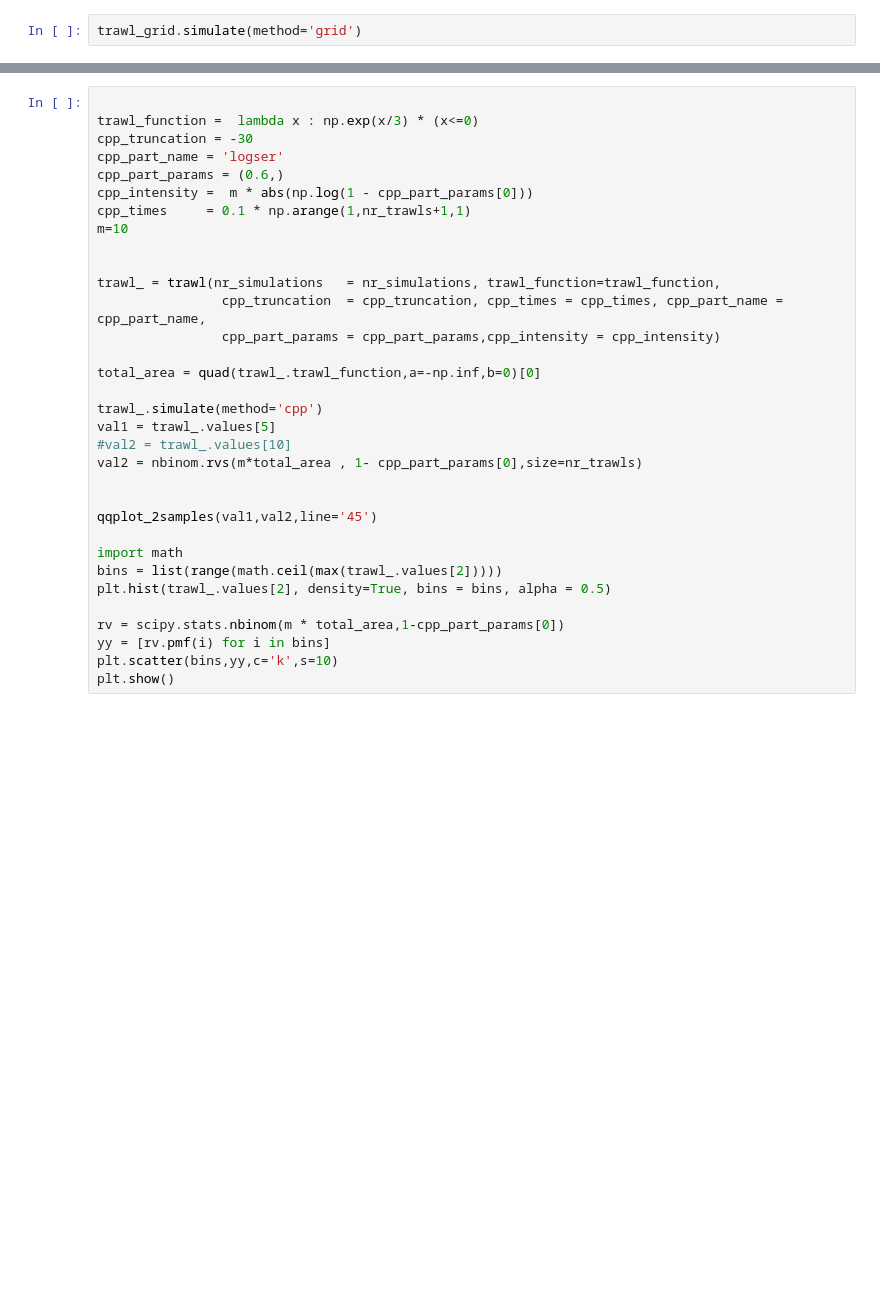
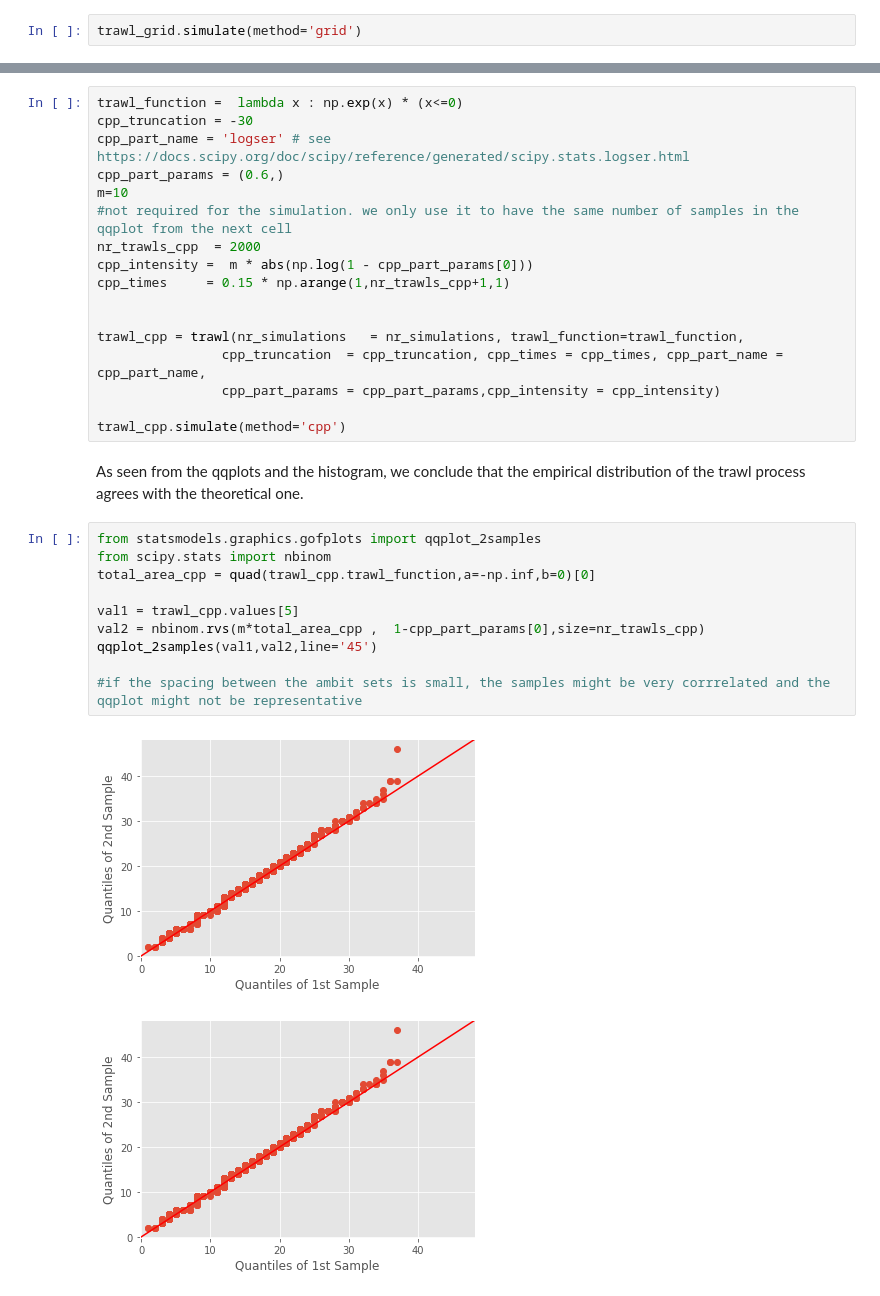
Before and after one commit to danleonte/Ambit_Stochastics, a Jupyter notebook: Trawl processes example usage.ipynb, the cells around one changed output, grey strips where cells are left out. Drawn from its saved outputs; the diff is of its cells as text; blank space fills up the shorter version.

```diff
--- a/Trawl processes example usage.ipynb
+++ b/Trawl processes example usage.ipynb
@@ -190,33 +231,32 @@ Text(0.5, 0.98, 'Gamma parameters')
 # %%
-
-trawl_function =  lambda x : np.exp(x/3) * (x<=0)
+trawl_function =  lambda x : np.exp(x) * (x<=0)
 cpp_truncation = -30
-cpp_part_name = 'logser'
+cpp_part_name = 'logser' # see https://docs.scipy.org/doc/scipy/reference/generated/scipy.stats.logser.html
 cpp_part_params = (0.6,)
+m=10
+#not required for the simulation. we only use it to have the same number of samples in the qqplot from the next cell
+nr_trawls_cpp  = 2000
 cpp_intensity =  m * abs(np.log(1 - cpp_part_params[0]))
-cpp_times     = 0.1 * np.arange(1,nr_trawls+1,1)
-m=10
+cpp_times     = 0.15 * np.arange(1,nr_trawls_cpp+1,1)
 
 
-trawl_ = trawl(nr_simulations   = nr_simulations, trawl_function=trawl_function,
+trawl_cpp = trawl(nr_simulations   = nr_simulations, trawl_function=trawl_function,
                 cpp_truncation  = cpp_truncation, cpp_times = cpp_times, cpp_part_name = cpp_part_name,
                 cpp_part_params = cpp_part_params,cpp_intensity = cpp_intensity)
 
-total_area = quad(trawl_.trawl_function,a=-np.inf,b=0)[0]
-
-trawl_.simulate(method='cpp')
-val1 = trawl_.values[5]
-#val2 = trawl_.values[10]
-val2 = nbinom.rvs(m*total_area , 1- cpp_part_params[0],size=nr_trawls)
-
-
-qqplot_2samples(val1,val2,line='45')
-
-import math
-bins = list(range(math.ceil(max(trawl_.values[2]))))
-plt.hist(trawl_.values[2], density=True, bins = bins, alpha = 0.5)
-
-rv = scipy.stats.nbinom(m * total_area,1-cpp_part_params[0])
-yy = [rv.pmf(i) for i in bins]
-plt.scatter(bins,yy,c='k',s=10)
-plt.show()
+trawl_cpp.simulate(method='cpp')
+# %% [markdown]
+As seen from the qqplots and the histogram, we conclude that the empirical distribution of the trawl process agrees with the theoretical one.
+# %%
+from statsmodels.graphics.gofplots import qqplot_2samples
+from scipy.stats import nbinom
+total_area_cpp = quad(trawl_cpp.trawl_function,a=-np.inf,b=0)[0]
+
+val1 = trawl_cpp.values[5]
+val2 = nbinom.rvs(m*total_area_cpp ,  1-cpp_part_params[0],size=nr_trawls_cpp)
+qqplot_2samples(val1,val2,line='45')
+
+#if the spacing between the ambit sets is small, the samples might be very corrrelated and the qqplot might not be representative
+# %% [output]
+[figure, added]
+[figure, added]
```
Also changed, not shown: parts of 23 cells of this notebook, 11 other files.
